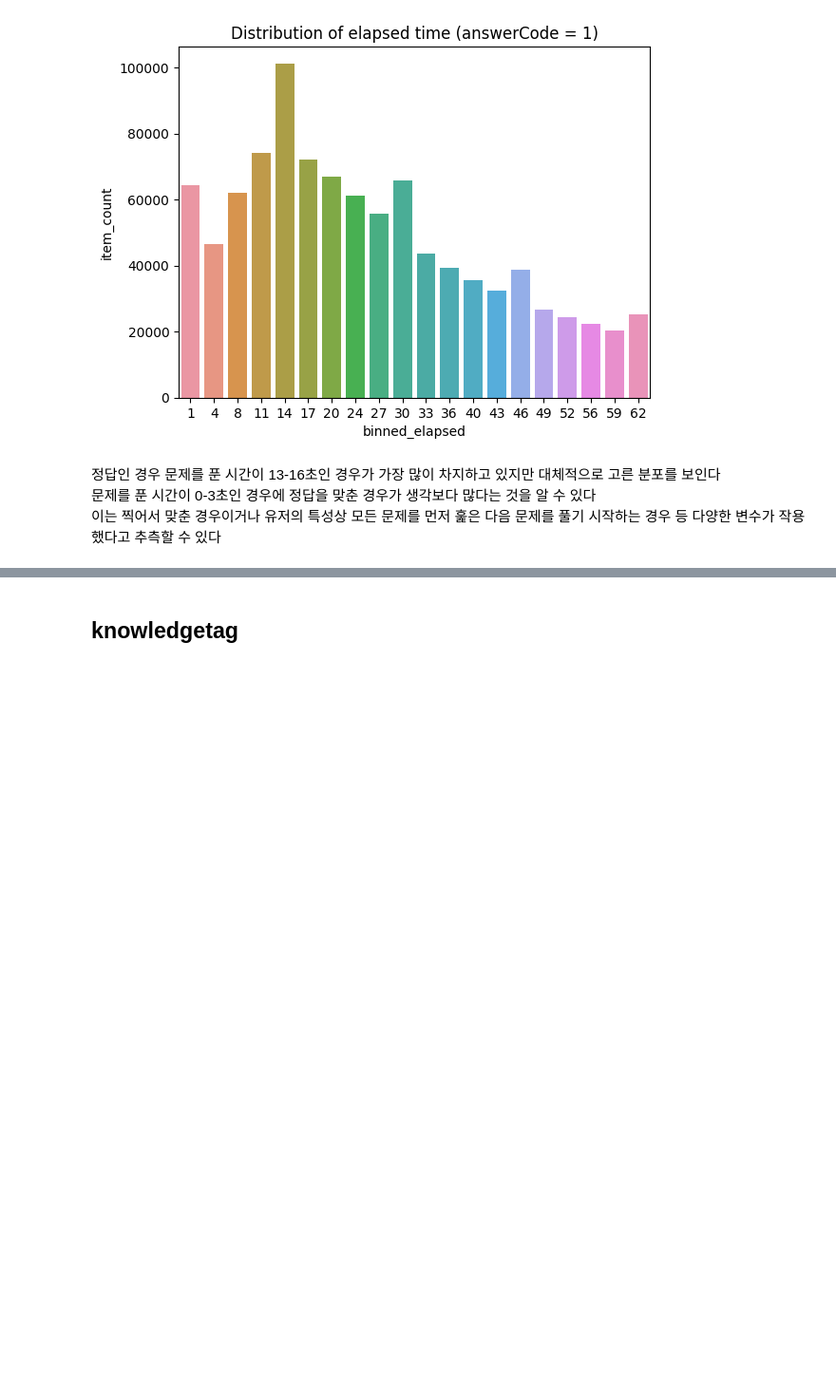
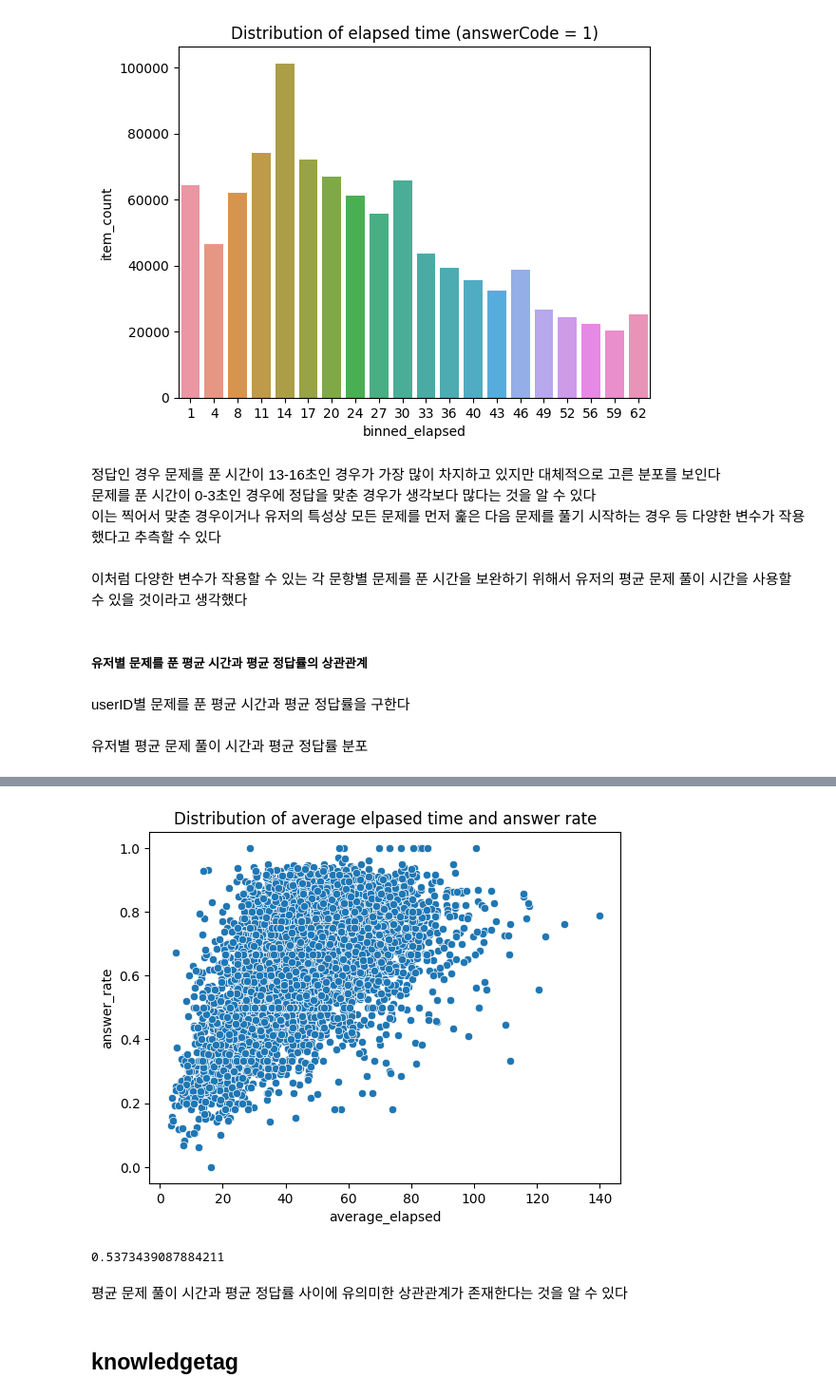
Before and after one commit to boostcampaitech5/level2_dkt-recsys-09, a Jupyter notebook: eda/eda_integration.ipynb, the cells around one changed output, grey strips where cells are left out. Shown at 95% size. Drawn from its saved outputs; the diff is of its cells as text; code cells hidden in the pictures; blank space fills up the shorter version.

Commit message:
Add EDA for Timestamp
- distribution of average elapsed time and answer rate

```diff
--- a/eda/eda_integration.ipynb
+++ b/eda/eda_integration.ipynb
@@ -803,3 +803,21 @@ sns.barplot(data=label_answerCode_groupby[label_answerCode_groupby['answerCode']
 정답인 경우 문제를 푼 시간이 13-16초인 경우가 가장 많이 차지하고 있지만 대체적으로 고른 분포를 보인다<br>
 문제를 푼 시간이 0-3초인 경우에 정답을 맞춘 경우가 생각보다 많다는 것을 알 수 있다<br>
 이는 찍어서 맞춘 경우이거나 유저의 특성상 모든 문제를 먼저 훑은 다음 문제를 풀기 시작하는 경우 등 다양한 변수가 작용했다고 추측할 수 있다
+# %% [markdown]
+이처럼 다양한 변수가 작용할 수 있는 각 문항별 문제를 푼 시간을 보완하기 위해서 유저의 평균 문제 풀이 시간을 사용할 수 있을 것이라고 생각했다
+# %% [markdown]
+##### 유저별 문제를 푼 평균 시간과 평균 정답률의 상관관계
+# %% [markdown]
+userID별 문제를 푼 평균 시간과 평균 정답률을 구한다
+# %%
+user_groupby = df_filter.groupby('userID').agg({'elapsed':'mean', 'answerCode':'mean'})
+user_groupby.rename(columns={'elapsed':'average_elapsed', 'answerCode':'answer_rate'}, inplace=True)
+# %% [markdown]
+유저별 평균 문제 풀이 시간과 평균 정답률 분포
+# %%
+fig, ax = plt.subplots()
+
+ax.set_title("Distribution of average elpased time and answer rate")
+sns.scatterplot(data=user_groupby,
+            x="average_elapsed", y="answer_rate")
+# %% [output]
@@ -806,3 +825,10 @@ sns.barplot(data=label_answerCode_groupby[label_answerCode_groupby['answerCode']
+[figure, added]
+# %%
+user_groupby.corr()['average_elapsed']['answer_rate']
+# %% [output]
+0.5373439087884211
+# %% [markdown]
+평균 문제 풀이 시간과 평균 정답률 사이에 유의미한 상관관계가 존재한다는 것을 알 수 있다
 # %% [markdown]
 ## knowledgetag
 # %% [markdown]
```
Also changed, not shown: parts of 1 cell of this notebook.
